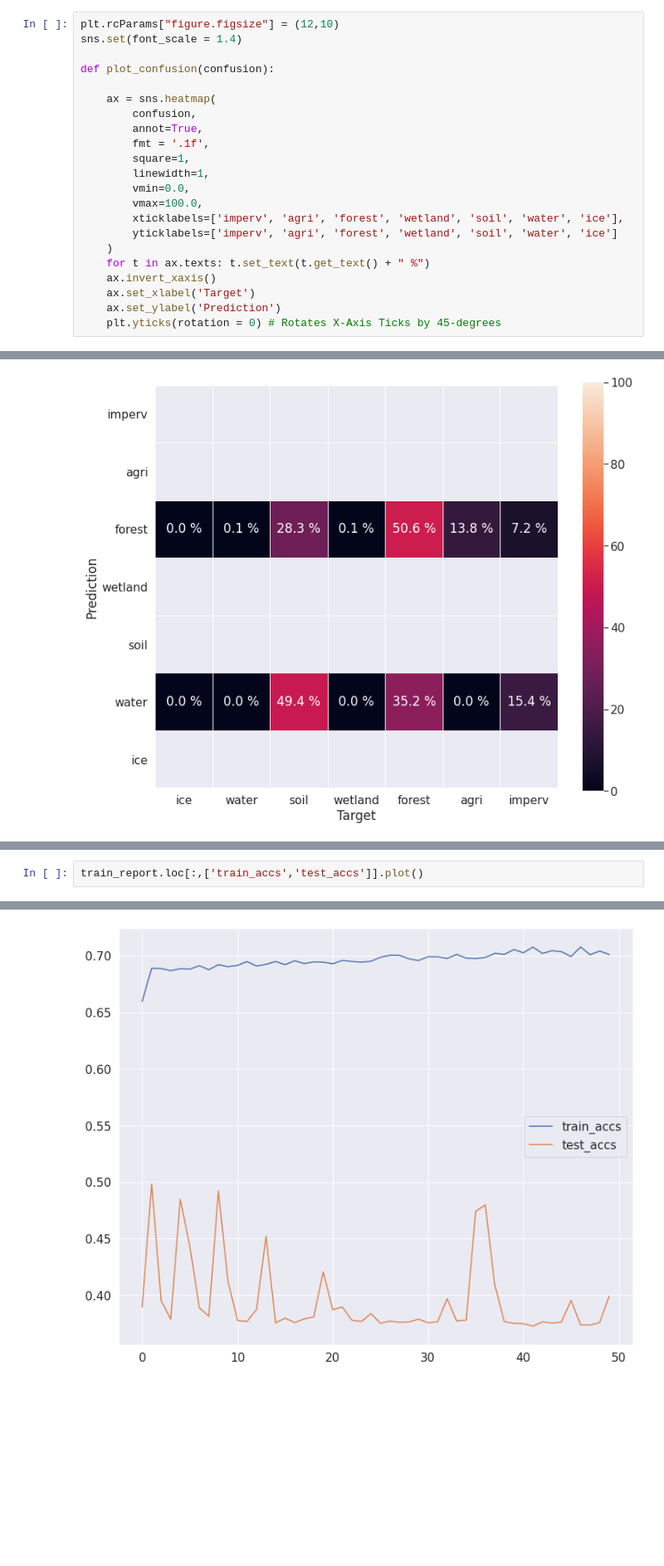
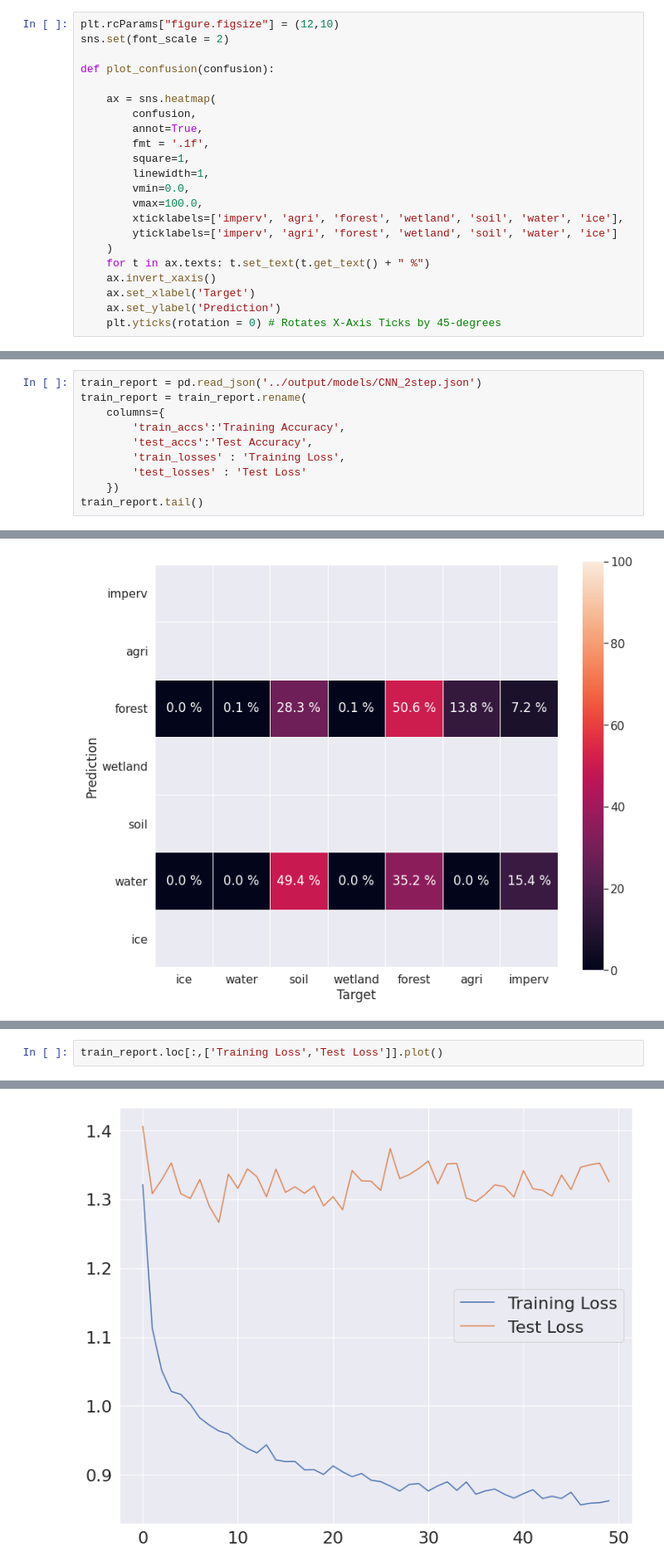
Before and after one commit to jblehr/land-cover-prediction, a Jupyter notebook: scripts/final_model_comparison.ipynb, the cells around one changed output, grey strips where cells are left out. Shown at 83% size. Saved outputs shown, nothing was run; the diff lists cells and outputs as text; blank space fills up the shorter version.

```diff
--- a/scripts/final_model_comparison.ipynb
+++ b/scripts/final_model_comparison.ipynb
@@ -18,7 +15,7 @@ import matplotlib.pyplot as plt
 import matplotlib.ticker as mtick
 # %%
 plt.rcParams["figure.figsize"] = (12,10)
-sns.set(font_scale = 1.4)
+sns.set(font_scale = 2)
 
 def plot_confusion(confusion):
 
@@ -118,0 +129,10 @@ train_report = pd.read_json('../output/models/CNN_2step.json')
+# %%
+train_report = pd.read_json('../output/models/CNN_2step.json')
+train_report = train_report.rename(
+    columns={
+        'train_accs':'Training Accuracy',
+        'test_accs':'Test Accuracy',
+        'train_losses' : 'Training Loss',
+        'test_losses' : 'Test Loss'
+    })
+train_report.tail()
@@ -137,5 +170,5 @@ plot_confusion(confusion)
 # %%
-train_report.loc[:,['train_accs','test_accs']].plot()
+train_report.loc[:,['Training Loss','Test Loss']].plot()
 # %% [output]
 <AxesSubplot:>
-[figure, old version]
+[figure, new version]
```
Also changed, not shown: parts of 18 cells of this notebook, 3 other files.
